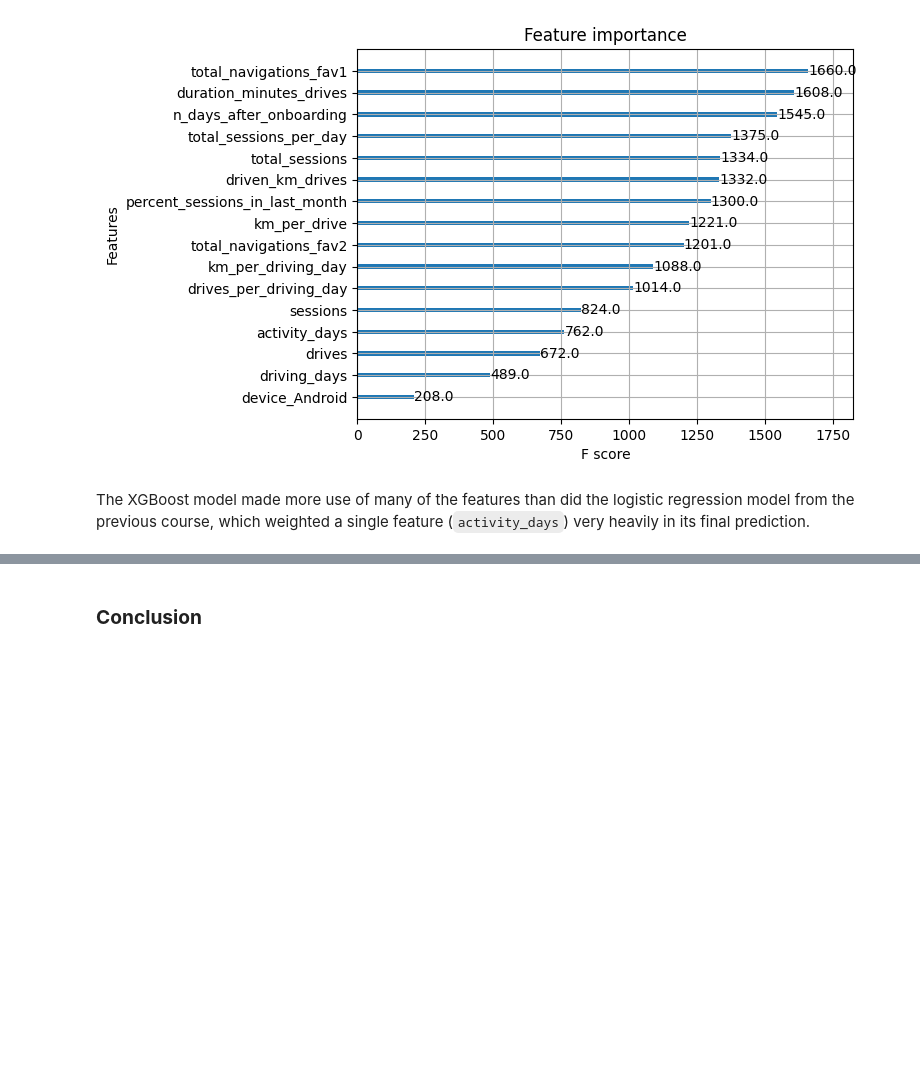
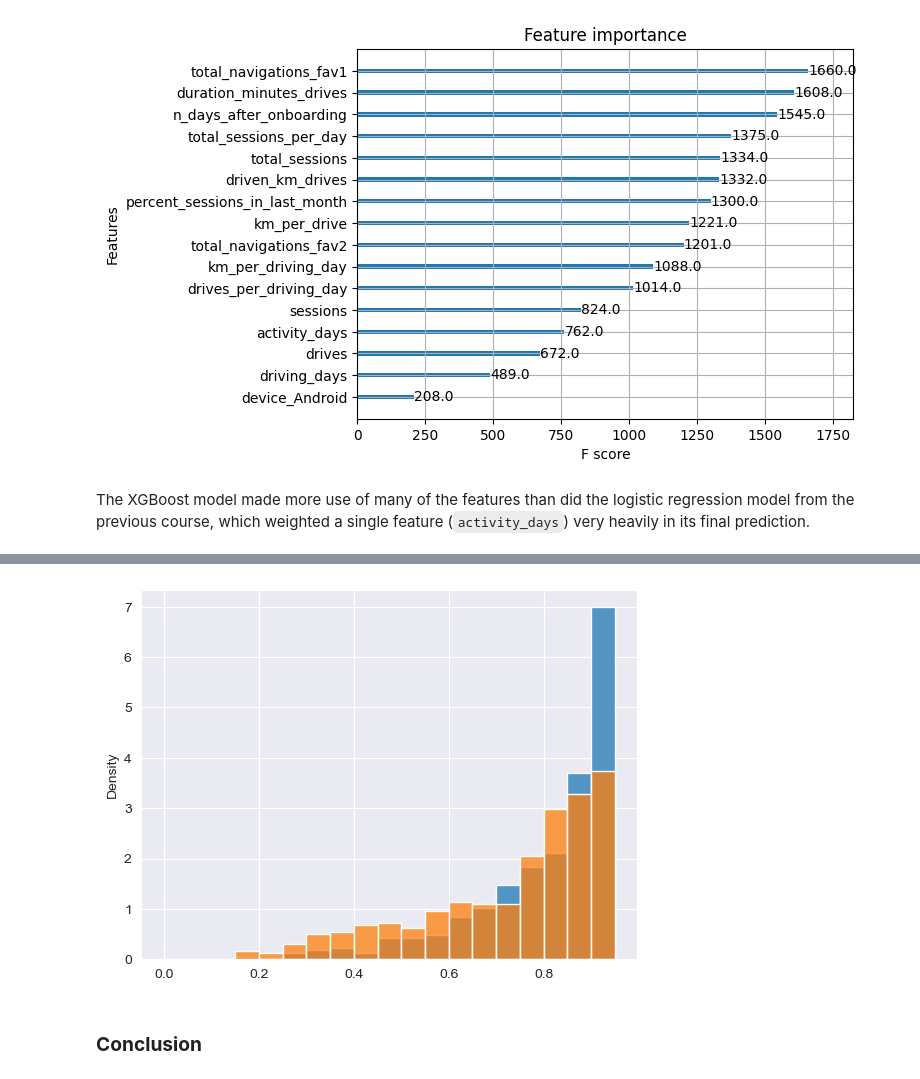
Before and after one commit to point-de-vyu/data-analytics-projects, a Jupyter notebook: Waze_predicting_user_churn/4. Tree-based_models.ipynb, the cells around one changed output, grey strips where cells are left out. Saved outputs shown, nothing was run; the diff lists cells and outputs as text; code cells hidden in the pictures; blank space fills up the shorter version.

```diff
--- a/Waze_predicting_user_churn/4. Tree-based_models.ipynb
+++ b/Waze_predicting_user_churn/4. Tree-based_models.ipynb
@@ -318,3 +430,16 @@ The XGBoost model made more use of many of the features than did the logistic re
+# %%
+bins= np.arange(20)*0.05
+for label in range(2):
+    times=y_val[y_val['event']==label]['time']
+    timepoint = np.zeros(len(times))
+    for i in range(len(times)):
+        timepoint[i] = np.argmin(np.abs(rsf.unique_times_-times[i]))
+    prob = np.zeros(len(times))
+    for idx,i in enumerate(np.argwhere(y_val['event']==label)):
+        prob[idx] = surv[i,int(timepoint[idx])]
+    sns.histplot(prob,bins=bins,stat= 'density',label = 'retained')
+# %% [output]
+[figure, added]
 # %% [markdown]
 ### **Conclusion**
 # %% [markdown]
```
Also changed, not shown: parts of 43 cells of this notebook.
